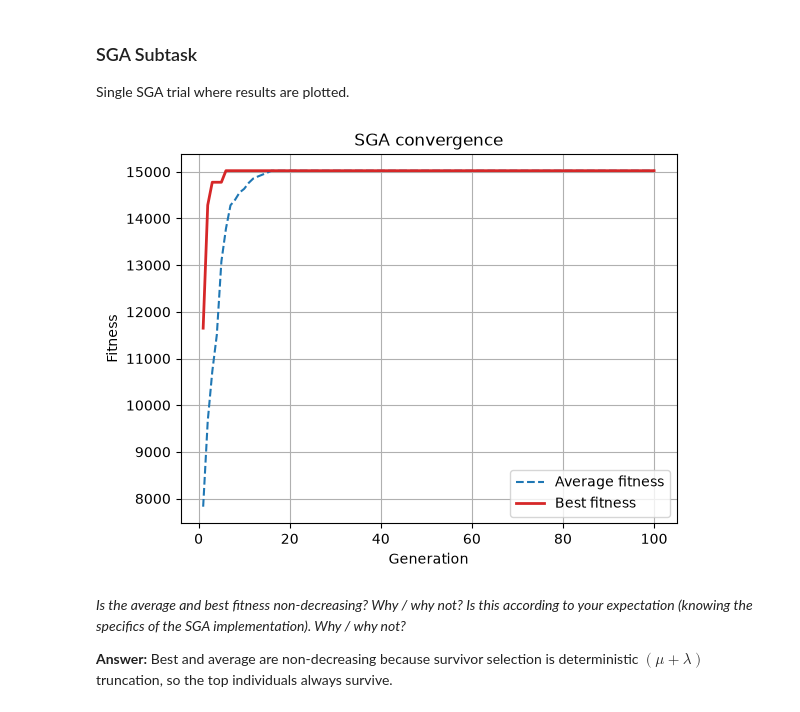
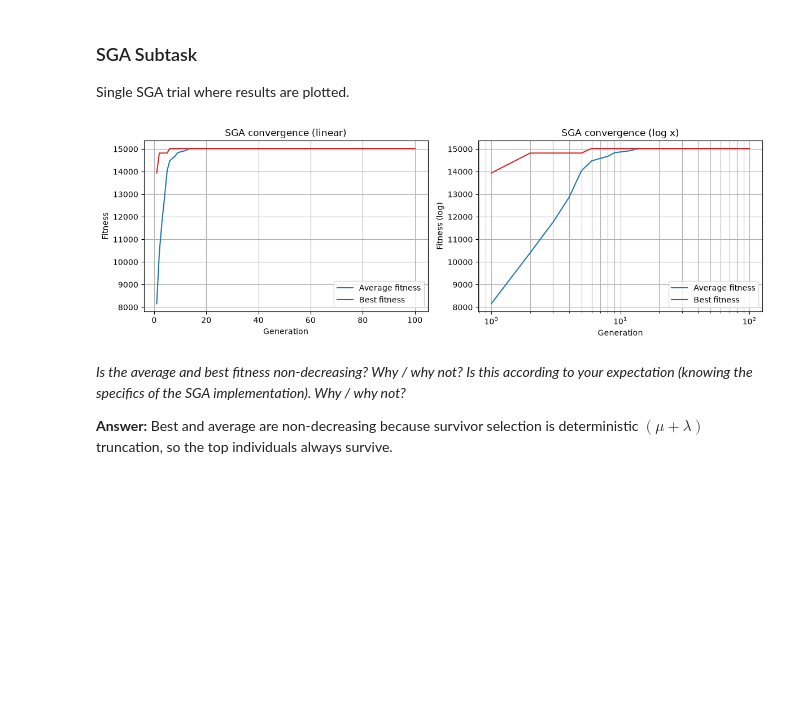
Before and after one commit to kormakursnorra/MachineLearningRepo, a Jupyter notebook: Project2/src/task1.ipynb, the cells around one changed output. Saved outputs shown, nothing was run; the diff lists cells and outputs as text; code cells hidden in the pictures; blank space fills up the shorter version.

Commit message:
logarithm plots

```diff
--- a/Project2/src/task1.ipynb
+++ b/Project2/src/task1.ipynb
@@ -471,23 +471,48 @@ def simple_genetic_algorithm( params: dict[str, int | float] ):
 Single SGA trial where results are plotted.
 # %%
 def plot_fitness_data( avg_fitness_data: list[float], best_fitness_data: list[float], num_iter: int ):
+
+
+    fig, (ax1, ax2) = plt.subplots(1, 2, figsize=(12, 4))
     gens = range(1, num_iter + 1)
-    plt.plot(gens, avg_fitness_data, color="tab:blue", linestyle="--", label="Average fitness")
-    plt.plot(gens, best_fitness_data, color="tab:red",  linestyle="-",  linewidth=2, label="Best fitness")
-    plt.xlabel("Generation")
-    plt.ylabel("Fitness")
-    plt.title("SGA convergence")
-    plt.legend()
-    plt.grid(True)
+    # Linear
+    ax1.plot(gens, avg_fitness_data,  color="tab:blue", label="Average fitness")
+    ax1.plot(gens, best_fitness_data, color="tab:red",  label="Best fitness")
+    ax1.set_title("SGA convergence (linear)")
+    ax1.set_xlabel("Generation")
+    ax1.set_ylabel("Fitness")
+    ax1.legend()
+    ax1.grid(True)
+
+    # Logarithmic
+    ax2.plot(gens, avg_fitness_data,  color="tab:blue", label="Average fitness")
+    ax2.plot(gens, best_fitness_data, color="tab:red",  label="Best fitness")
+    ax2.set_xscale("log")
+    ax2.set_title("SGA convergence (log x)")
+    ax2.set_xlabel("Generation")
+    ax2.set_ylabel("Fitness (log)")
+    ax2.legend()
+    ax2.grid(True, which="both")   # "both" adds minor gridlines, useful on log axes
+
+    plt.tight_layout()
     plt.show()
+
+    # plt.plot(gens, avg_fitness_data, color="tab:blue", linestyle="--", label="Average fitness")
+    # plt.plot(gens, best_fitness_data, color="tab:red",  linestyle="-",  linewidth=2, label="Best fitness")
+    # plt.xlabel("Generation")
+    # plt.ylabel("Fitness")
+    # plt.title("SGA convergence (no logarithm)")
+    # plt.legend()
+    # plt.grid(True)
+    # plt.show()
 
 def sga_trial( params: dict[str, int | float ]):
     avg_fitness_data, best_fitness_data  = simple_genetic_algorithm( params )
     plot_fitness_data( avg_fitness_data, best_fitness_data, params["n_iter"] )
 
 sga_trial( { "n_pop": 36, "n_bits": 6, "c_prob": 0.85, "m_prob": 1 / 6, "n_iter": 100 } )
 # %% [output]
-[figure, old version]
+[figure, new version]
 # %% [markdown]
 *Is the average and best fitness non-decreasing? Why / why not? Is this according to your expectation (knowing the specifics of the SGA implementation). Why / why not?*
 
```
Also changed, not shown: parts of 2 cells of this notebook.
